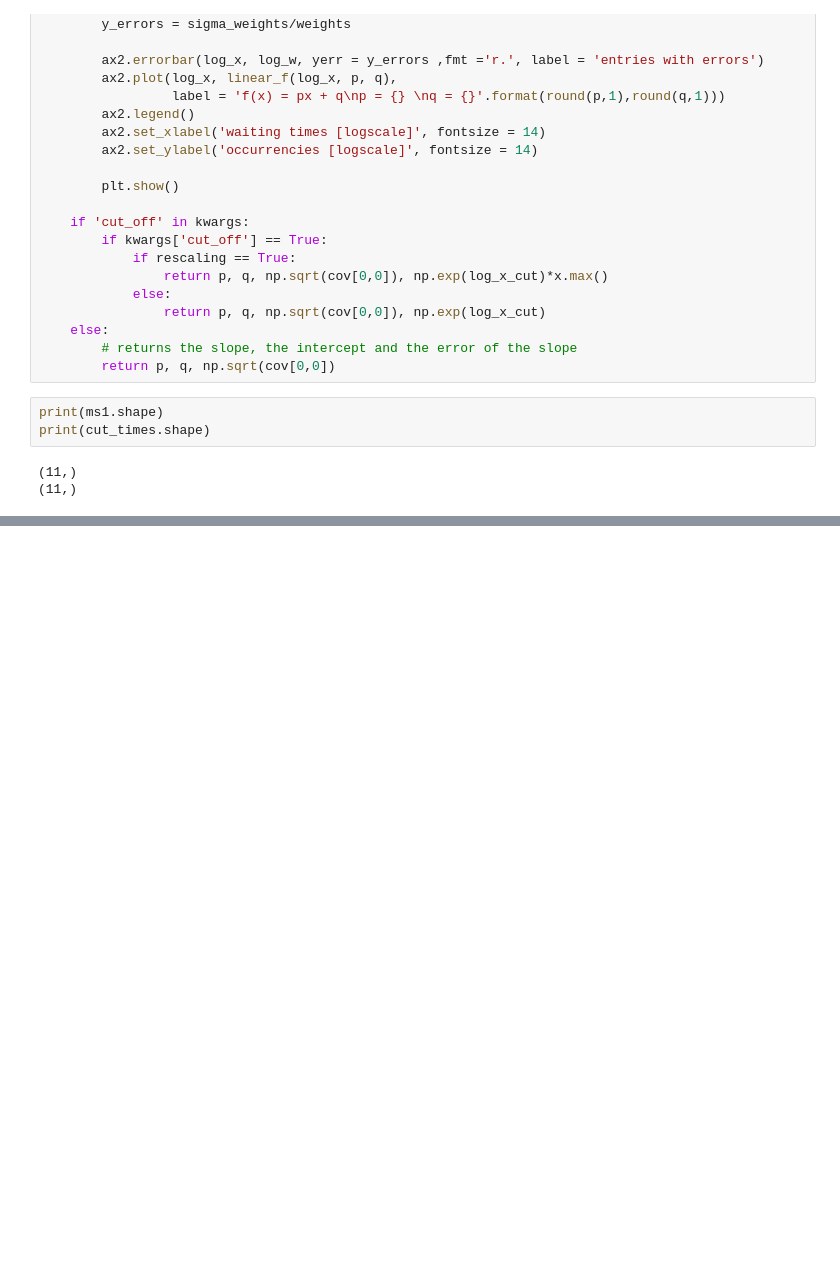
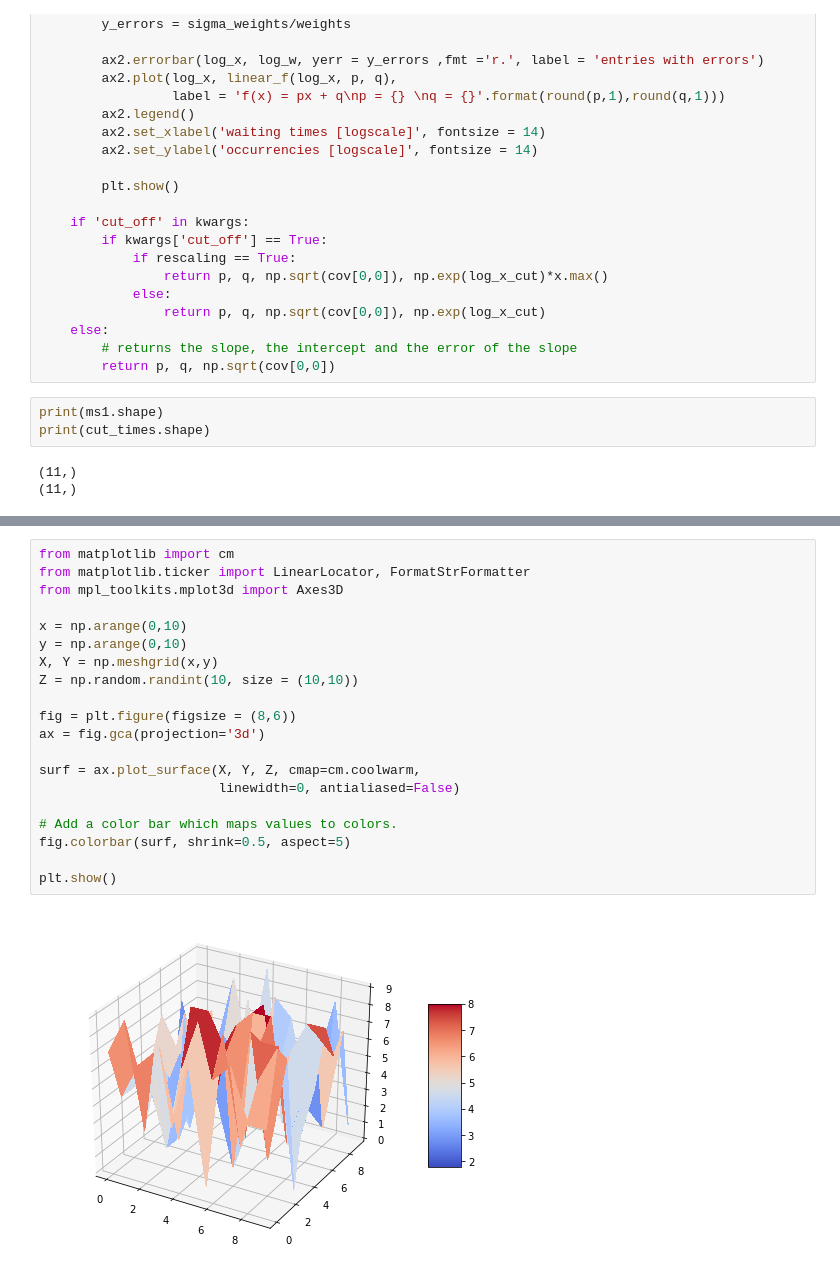
Before and after one commit to mango915/Earthquakes, a Jupyter notebook: nico.ipynb, the cells around one changed output, grey strips where cells are left out. Saved outputs shown, nothing was run; the diff lists cells and outputs as text; blank space fills up the shorter version.

```diff
--- a/nico.ipynb
+++ b/nico.ipynb
@@ -1708,0 +1732,22 @@ All frequencies are non-zero :  True
+# %%
+from matplotlib import cm
+from matplotlib.ticker import LinearLocator, FormatStrFormatter
+from mpl_toolkits.mplot3d import Axes3D
+
+x = np.arange(0,10)
+y = np.arange(0,10)
+X, Y = np.meshgrid(x,y)
+Z = np.random.randint(10, size = (10,10))
+
+fig = plt.figure(figsize = (8,6))
+ax = fig.gca(projection='3d')
+
+surf = ax.plot_surface(X, Y, Z, cmap=cm.coolwarm,
+                       linewidth=0, antialiased=False)
+
+# Add a color bar which maps values to colors.
+fig.colorbar(surf, shrink=0.5, aspect=5)
+
+plt.show()
+# %% [output]
+[figure, added]
```
Also changed, not shown: parts of 6 cells of this notebook.
